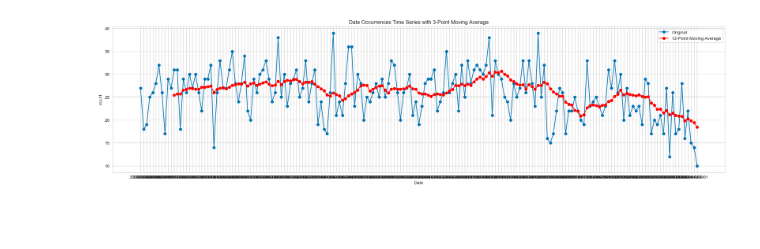
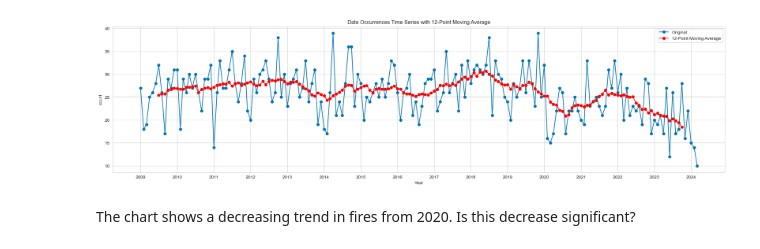
Before and after one commit to tgrubb550/Big-Data-Group-1, a Jupyter notebook: London Fire Data Analysis and Visuals.ipynb, the cells around one changed output. Drawn from its saved outputs; the diff is of its cells as text; code cells hidden in the pictures; blank space fills up the shorter version.

```diff
--- a/London Fire Data Analysis and Visuals.ipynb
+++ b/London Fire Data Analysis and Visuals.ipynb
@@ -29,18 +31,24 @@ fire_df.head()
 # %%
-date_counts = fire_df.groupby('Date').size().reset_index(name='count')
+# Convert 'Date' column to datetime format
+date_counts['Date'] = pd.to_datetime(date_counts['Date'])
 
-# Calculate the 3-point moving average
-date_counts['Moving_Average'] = date_counts['count'].rolling(window=12).mean()
+# Calculate the 12-point moving average
+date_counts['Moving_Average'] = date_counts['count'].rolling(window=12, center=True).mean()
 
 # Plot the time series and the moving average
 plt.figure(figsize=(25, 6))
 plt.plot(date_counts['Date'], date_counts['count'], label='Original', marker='o', linestyle='-')
 plt.plot(date_counts['Date'], date_counts['Moving_Average'], label='12-Point Moving Average', marker='o', linestyle='-', color='red')
-plt.title('Date Occurrences Time Series with 3-Point Moving Average')
-plt.xlabel('Date')
+plt.title('Date Occurrences Time Series with 12-Point Moving Average')
+plt.xlabel('Year')
 plt.ylabel('count')
 plt.legend()
 plt.grid(True)
+
+# Set the major tick locator and formatter for the x-axis
+plt.gca().xaxis.set_major_locator(YearLocator())
+plt.gca().xaxis.set_major_formatter(DateFormatter('%Y'))
+
 plt.show()
 # %% [output]
-[figure, old version]
+[figure, new version]
@@ -55,0 +55,2 @@ plt.show()
+# %% [markdown]
+The chart shows a decreasing trend in fires from 2020. Is this decrease significant?
```
Also changed, not shown: parts of 15 cells of this notebook, 5 other files.
